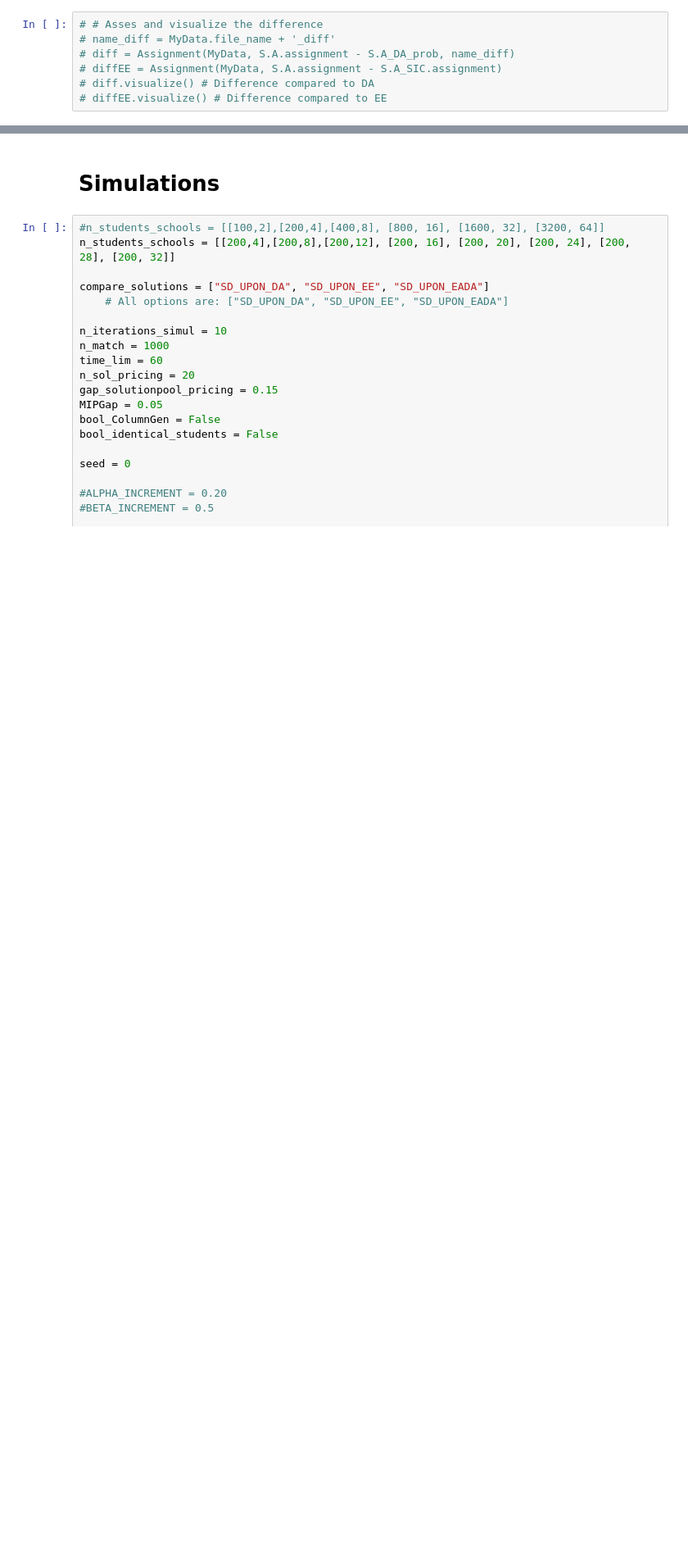
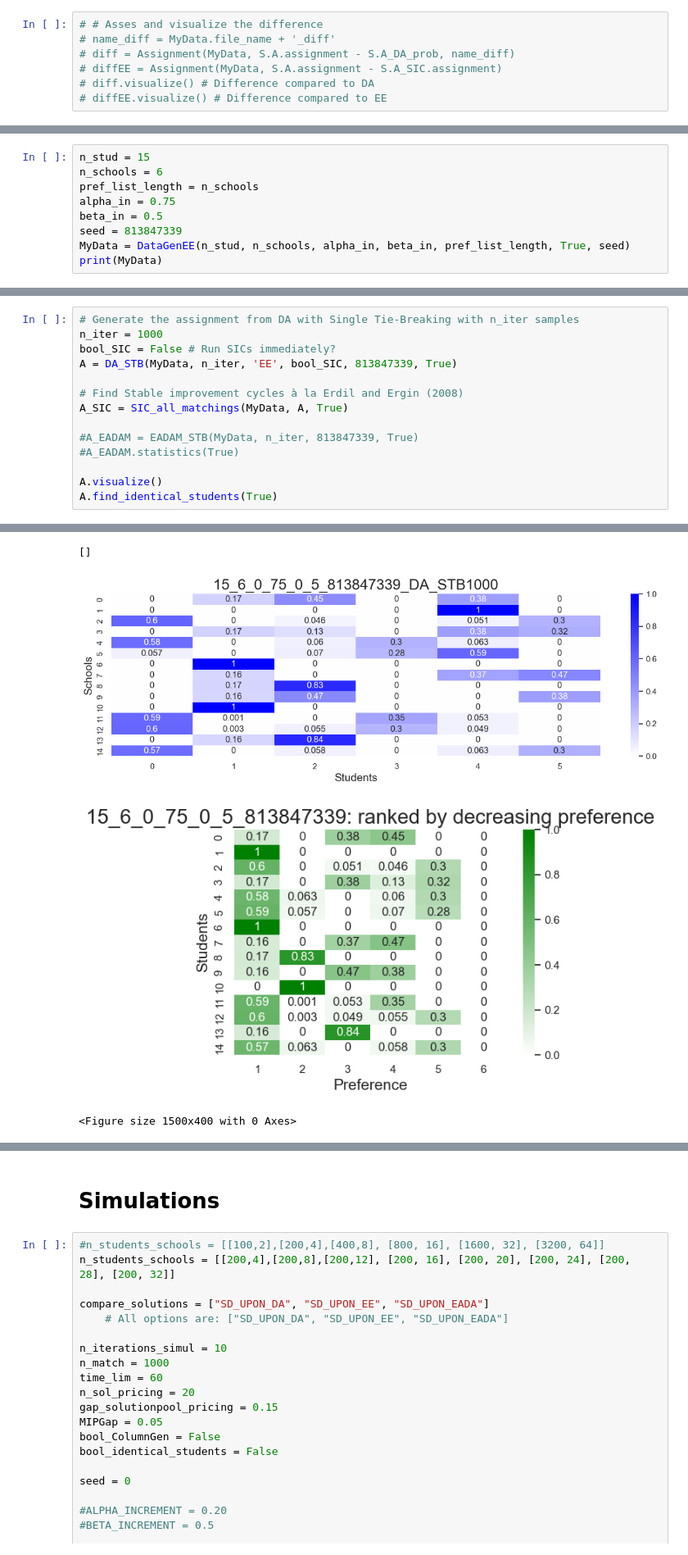
Before and after one commit to DemeulemeesterT/Improving-ex-post-stable-random-matchings_Python, a Jupyter notebook: Playground notebook.ipynb, the cells around one changed output, grey strips where cells are left out. Shown at 82% size. Drawn from its saved outputs; the diff is of its cells as text; blank space fills up the shorter version.

```diff
--- a/Playground notebook.ipynb
+++ b/Playground notebook.ipynb
@@ -231,0 +238,9 @@ print("Median rank improvement", resultEE['median_rank_improvement'], result['me
+# %%
+n_stud = 15
+n_schools = 6
+pref_list_length = n_schools
+alpha_in = 0.75
+beta_in = 0.5
+seed = 813847339
+MyData = DataGenEE(n_stud, n_schools, alpha_in, beta_in, pref_list_length, True, seed)
+print(MyData)
@@ -231,0 +265,15 @@ print("Median rank improvement", resultEE['median_rank_improvement'], result['me
+# %%
+# Generate the assignment from DA with Single Tie-Breaking with n_iter samples
+n_iter = 1000
+bool_SIC = False # Run SICs immediately?
+A = DA_STB(MyData, n_iter, 'EE', bool_SIC, 813847339, True)
+
+# Find Stable improvement cycles à la Erdil and Ergin (2008)
+A_SIC = SIC_all_matchings(MyData, A, True)
+
+#A_EADAM = EADAM_STB(MyData, n_iter, 813847339, True)
+#A_EADAM.statistics(True)
+
+A.visualize()
+A.find_identical_students(True)
+# %% [output]
@@ -231,0 +289,4 @@ print("Median rank improvement", resultEE['median_rank_improvement'], result['me
+[]
+[figure, added]
+[figure, added]
+<Figure size 1500x400 with 0 Axes>
```
Also changed, not shown: parts of 12 cells of this notebook, 20 other files.
